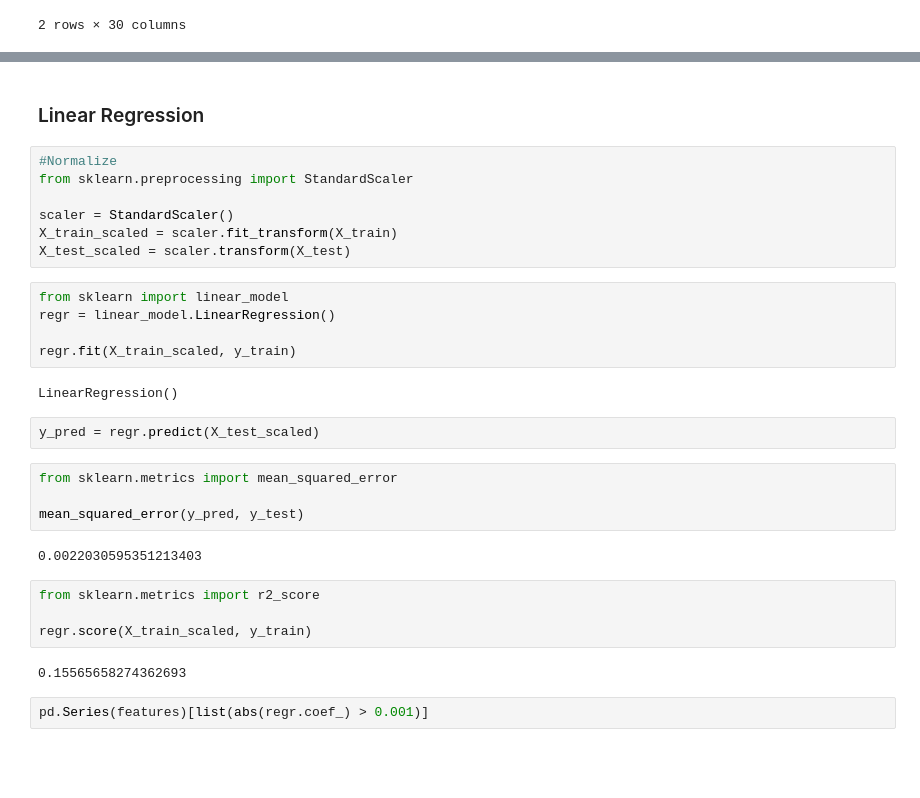
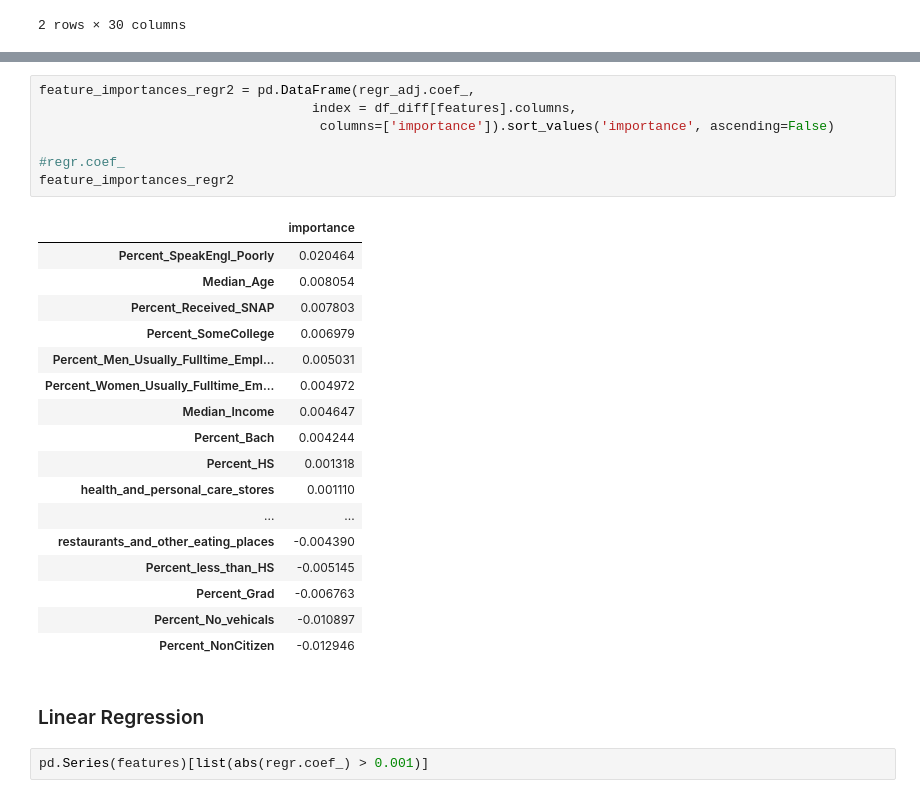
Before and after one commit to IssueToImpact/covid-chicago-mobility, a Jupyter notebook: COVID_data_feature_selection.ipynb, the cells around one changed output, grey strips where cells are left out. Saved outputs shown, nothing was run; the diff lists cells and outputs as text; blank space fills up the shorter version.

```diff
--- a/COVID_data_feature_selection.ipynb
+++ b/COVID_data_feature_selection.ipynb
@@ -220,33 +248,30 @@ X_train, X_test, y_train, y_test = train_test_split(X,y,test_size=0.2)
+# %%
+feature_importances_regr2 = pd.DataFrame(regr_adj.coef_,
+                                   index = df_diff[features].columns,
+                                    columns=['importance']).sort_values('importance', ascending=False)
+
+#regr.coef_
+feature_importances_regr2
+# %% [output]
+|  | importance |
+| Percent_SpeakEngl_Poorly | 0.020464 |
+| Median_Age | 0.008054 |
+| Percent_Received_SNAP | 0.007803 |
+| Percent_SomeCollege | 0.006979 |
+| Percent_Men_Usually_Fulltime_Empl... | 0.005031 |
+| Percent_Women_Usually_Fulltime_Em... | 0.004972 |
+| Median_Income | 0.004647 |
+| Percent_Bach | 0.004244 |
+| Percent_HS | 0.001318 |
+| health_and_personal_care_stores | 0.001110 |
+| ... | ... |
+| restaurants_and_other_eating_places | -0.004390 |
+| Percent_less_than_HS | -0.005145 |
+| Percent_Grad | -0.006763 |
+| Percent_No_vehicals | -0.010897 |
+| Percent_NonCitizen | -0.012946 |
 # %% [markdown]
 ### Linear Regression
-# %%
-#Normalize
-from sklearn.preprocessing import StandardScaler
-
-scaler = StandardScaler()
-X_train_scaled = scaler.fit_transform(X_train)
-X_test_scaled = scaler.transform(X_test)
-# %%
-from sklearn import linear_model
-regr = linear_model.LinearRegression()
-
-regr.fit(X_train_scaled, y_train)
-# %% [output]
-LinearRegression()
-# %%
-y_pred = regr.predict(X_test_scaled)
-# %%
-from sklearn.metrics import mean_squared_error
-
-mean_squared_error(y_pred, y_test)
-# %% [output]
-0.0022030595351213403
-# %%
-from sklearn.metrics import r2_score
-
-regr.score(X_train_scaled, y_train)
-# %% [output]
-0.15565658274362693
 # %%
 pd.Series(features)[list(abs(regr.coef_) > 0.001)]
 # %% [output]
```
Also changed, not shown: parts of 3 cells of this notebook.
